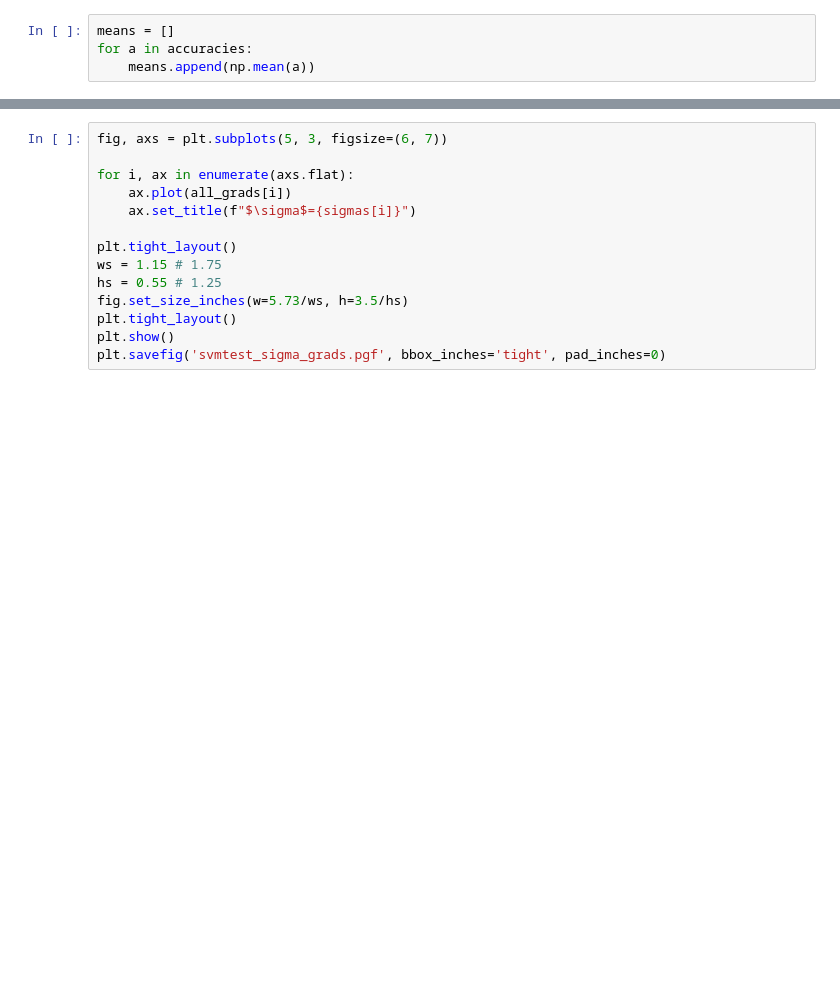
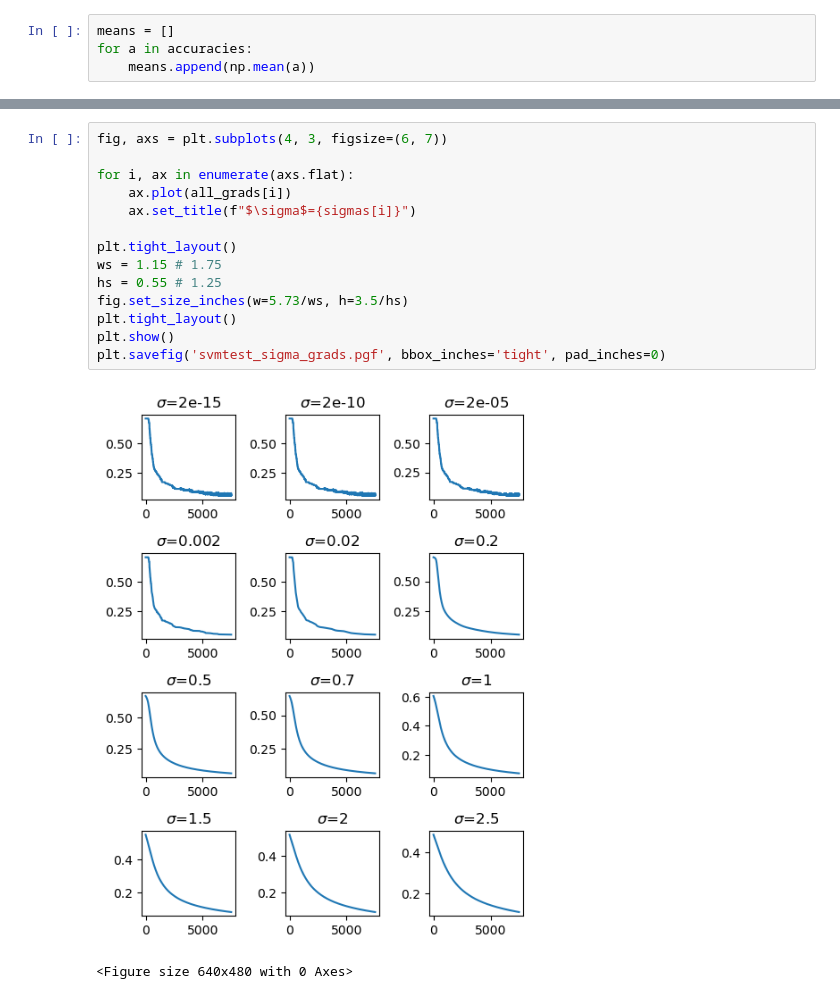
Before and after one commit to nerrma/thesis, a Jupyter notebook: svm/gradtest.ipynb, the cells around one changed output, grey strips where cells are left out. Cells and saved outputs as stored; diff of their text form; blank space fills up the shorter version.

```diff
--- a/svm/gradtest.ipynb
+++ b/svm/gradtest.ipynb
@@ -117,14 +137,17 @@ plt.savefig('svmtest_sigma_accuracy.pgf', bbox_inches='tight', pad_inches=0)
 # %%
-fig, axs = plt.subplots(5, 3, figsize=(6, 7))
+fig, axs = plt.subplots(4, 3, figsize=(6, 7))
 
 for i, ax in enumerate(axs.flat):
     ax.plot(all_grads[i])
     ax.set_title(f"$\sigma$={sigmas[i]}")
 
 plt.tight_layout()
 ws = 1.15 # 1.75
 hs = 0.55 # 1.25
 fig.set_size_inches(w=5.73/ws, h=3.5/hs)
 plt.tight_layout()
 plt.show()
 plt.savefig('svmtest_sigma_grads.pgf', bbox_inches='tight', pad_inches=0)
+# %% [output]
+[figure, added]
+<Figure size 640x480 with 0 Axes>
```
Also changed, not shown: parts of 6 cells of this notebook, 4 other files.
